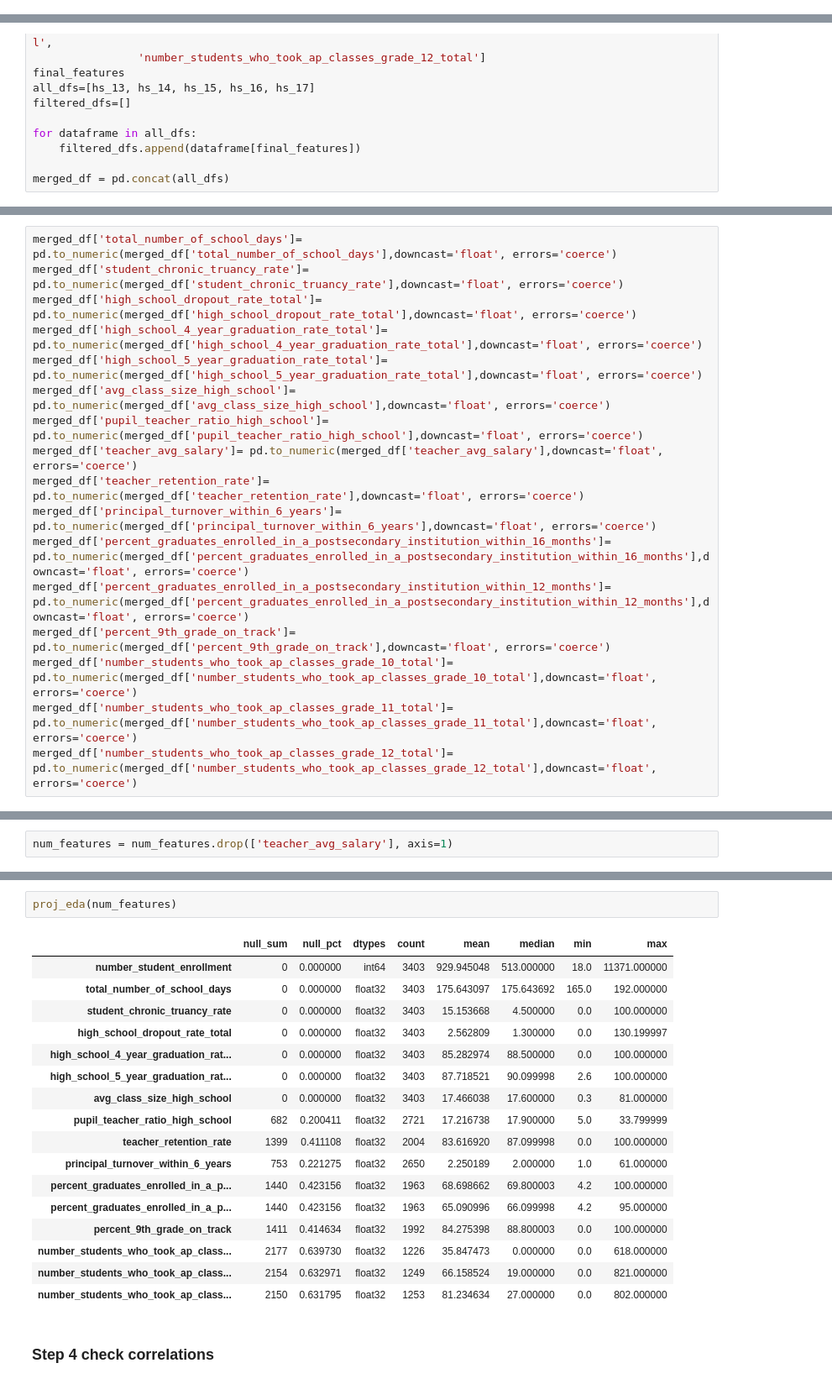
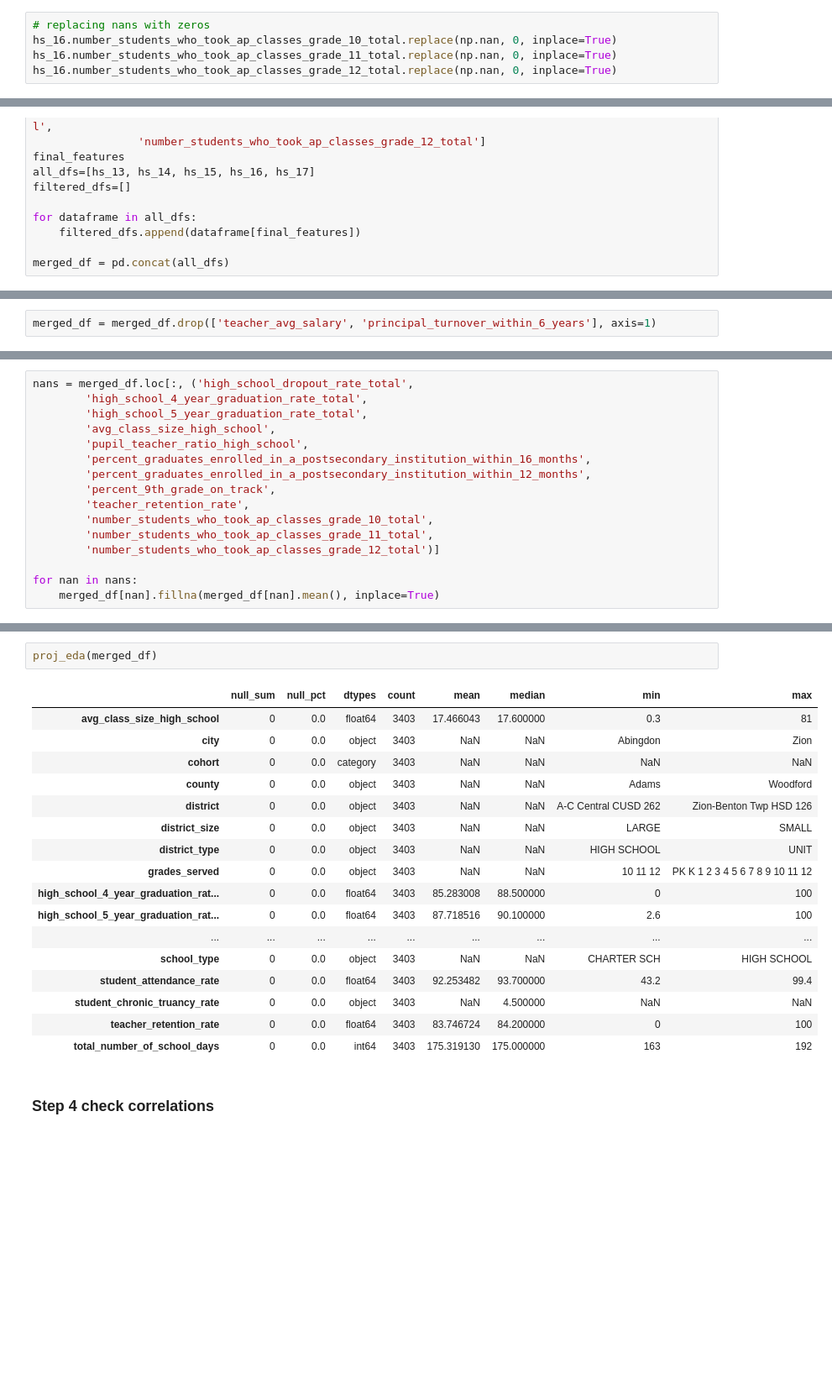
Before and after one commit to dannmorr/predicting-ibse-graduation-rate, a Jupyter notebook: notebooks/exploratory/02_eda_new_matrix.ipynb, the cells around one changed output, grey strips where cells are left out. Shown at 84% size. Saved outputs shown, nothing was run; the diff lists cells and outputs as text; blank space fills up the shorter version.

```diff
--- a/notebooks/exploratory/02_eda_new_matrix.ipynb
+++ b/notebooks/exploratory/02_eda_new_matrix.ipynb
@@ -413 +655,6 @@ plt.show();
+# %%
+# replacing nans with zeros
+hs_16.number_students_who_took_ap_classes_grade_10_total.replace(np.nan, 0, inplace=True)
+hs_16.number_students_who_took_ap_classes_grade_11_total.replace(np.nan, 0, inplace=True)
+hs_16.number_students_who_took_ap_classes_grade_12_total.replace(np.nan, 0, inplace=True)
 # %% [markdown]
@@ -619,17 +1022,0 @@ Several of these need to be changed to floats
-# %%
-merged_df['total_number_of_school_days']= pd.to_numeric(merged_df['total_number_of_school_days'],downcast='float', errors='coerce')
-merged_df['student_chronic_truancy_rate']= pd.to_numeric(merged_df['student_chronic_truancy_rate'],downcast='float', errors='coerce')
-merged_df['high_school_dropout_rate_total']= pd.to_numeric(merged_df['high_school_dropout_rate_total'],downcast='float', errors='coerce')
-merged_df['high_school_4_year_graduation_rate_total']= pd.to_numeric(merged_df['high_school_4_year_graduation_rate_total'],downcast='float', errors='coerce')
-merged_df['high_school_5_year_graduation_rate_total']= pd.to_numeric(merged_df['high_school_5_year_graduation_rate_total'],downcast='float', errors='coerce')
-merged_df['avg_class_size_high_school']= pd.to_numeric(merged_df['avg_class_size_high_school'],downcast='float', errors='coerce')
-merged_df['pupil_teacher_ratio_high_school']= pd.to_numeric(merged_df['pupil_teacher_ratio_high_school'],downcast='float', errors='coerce')
-merged_df['teacher_avg_salary']= pd.to_numeric(merged_df['teacher_avg_salary'],downcast='float', errors='coerce')
-merged_df['teacher_retention_rate']= pd.to_numeric(merged_df['teacher_retention_rate'],downcast='float', errors='coerce')
-merged_df['principal_turnover_within_6_years']= pd.to_numeric(merged_df['principal_turnover_within_6_years'],downcast='float', errors='coerce')
-merged_df['percent_graduates_enrolled_in_a_postsecondary_institution_within_16_months']= pd.to_numeric(merged_df['percent_graduates_enrolled_in_a_postsecondary_institution_within_16_months'],downcast='float', errors='coerce')
-merged_df['percent_graduates_enrolled_in_a_postsecondary_institution_within_12_months']= pd.to_numeric(merged_df['percent_graduates_enrolled_in_a_postsecondary_institution_within_12_months'],downcast='float', errors='coerce')
-merged_df['percent_9th_grade_on_track']= pd.to_numeric(merged_df['percent_9th_grade_on_track'],downcast='float', errors='coerce')
-merged_df['number_students_who_took_ap_classes_grade_10_total']= pd.to_numeric(merged_df['number_students_who_took_ap_classes_grade_10_total'],downcast='float', errors='coerce')
-merged_df['number_students_who_took_ap_classes_grade_11_total']= pd.to_numeric(merged_df['number_students_who_took_ap_classes_grade_11_total'],downcast='float', errors='coerce')
-merged_df['number_students_who_took_ap_classes_grade_12_total']= pd.to_numeric(merged_df['number_students_who_took_ap_classes_grade_12_total'],downcast='float', errors='coerce')
@@ -718,2 +1078,2 @@ dtype: int64
 # %%
-num_features = num_features.drop(['teacher_avg_salary'], axis=1)
+merged_df = merged_df.drop(['teacher_avg_salary', 'principal_turnover_within_6_years'], axis=1)
@@ -737 +1082,17 @@ num_features.high_school_4_year_graduation_rate_total.fillna(num_features.high_s
+# %%
+nans = merged_df.loc[:, ('high_school_dropout_rate_total',
+        'high_school_4_year_graduation_rate_total',
+        'high_school_5_year_graduation_rate_total',
+        'avg_class_size_high_school',
+        'pupil_teacher_ratio_high_school',
+        'percent_graduates_enrolled_in_a_postsecondary_institution_within_16_months',
+        'percent_graduates_enrolled_in_a_postsecondary_institution_within_12_months',
+        'percent_9th_grade_on_track',
+        'teacher_retention_rate',
+        'number_students_who_took_ap_classes_grade_10_total',
+        'number_students_who_took_ap_classes_grade_11_total',
+        'number_students_who_took_ap_classes_grade_12_total')]
+
+for nan in nans:
+    merged_df[nan].fillna(merged_df[nan].mean(), inplace=True)
 # %%
@@ -772,22 +1118,22 @@ num_features.avg_class_size_high_school.fillna(num_features.avg_class_size_high_
 # %%
-proj_eda(num_features)
+proj_eda(merged_df)
 # %% [output]
 |  | null_sum | null_pct | dtypes | count | mean | median | min | max |
-| number_student_enrollment | 0 | 0.000000 | int64 | 3403 | 929.945048 | 513.000000 | 18.0 | 11371.000000 |
-| total_number_of_school_days | 0 | 0.000000 | float32 | 3403 | 175.643097 | 175.643692 | 165.0 | 192.000000 |
-| student_chronic_truancy_rate | 0 | 0.000000 | float32 | 3403 | 15.153668 | 4.500000 | 0.0 | 100.000000 |
-| high_school_dropout_rate_total | 0 | 0.000000 | float32 | 3403 | 2.562809 | 1.300000 | 0.0 | 130.199997 |
-| high_school_4_year_graduation_rat... | 0 | 0.000000 | float32 | 3403 | 85.282974 | 88.500000 | 0.0 | 100.000000 |
-| high_school_5_year_graduation_rat... | 0 | 0.000000 | float32 | 3403 | 87.718521 | 90.099998 | 2.6 | 100.000000 |
-| avg_class_size_high_school | 0 | 0.000000 | float32 | 3403 | 17.466038 | 17.600000 | 0.3 | 81.000000 |
-| pupil_teacher_ratio_high_school | 682 | 0.200411 | float32 | 2721 | 17.216738 | 17.900000 | 5.0 | 33.799999 |
-| teacher_retention_rate | 1399 | 0.411108 | float32 | 2004 | 83.616920 | 87.099998 | 0.0 | 100.000000 |
-| principal_turnover_within_6_years | 753 | 0.221275 | float32 | 2650 | 2.250189 | 2.000000 | 1.0 | 61.000000 |
-| percent_graduates_enrolled_in_a_p... | 1440 | 0.423156 | float32 | 1963 | 68.698662 | 69.800003 | 4.2 | 100.000000 |
-| percent_graduates_enrolled_in_a_p... | 1440 | 0.423156 | float32 | 1963 | 65.090996 | 66.099998 | 4.2 | 95.000000 |
-| percent_9th_grade_on_track | 1411 | 0.414634 | float32 | 1992 | 84.275398 | 88.800003 | 0.0 | 100.000000 |
-| number_students_who_took_ap_class... | 2177 | 0.639730 | float32 | 1226 | 35.847473 | 0.000000 | 0.0 | 618.000000 |
-| number_students_who_took_ap_class... | 2154 | 0.632971 | float32 | 1249 | 66.158524 | 19.000000 | 0.0 | 821.000000 |
-| number_students_who_took_ap_class... | 2150 | 0.631795 | float32 | 1253 | 81.234634 | 27.000000 | 0.0 | 802.000000 |
+| avg_class_size_high_school | 0 | 0.0 | float64 | 3403 | 17.466043 | 17.600000 | 0.3 | 81 |
+| city | 0 | 0.0 | object | 3403 | NaN | NaN | Abingdon | Zion |
+| cohort | 0 | 0.0 | category | 3403 | NaN | NaN | NaN | NaN |
+| county | 0 | 0.0 | object | 3403 | NaN | NaN | Adams | Woodford |
+| district | 0 | 0.0 | object | 3403 | NaN | NaN | A-C Central CUSD 262 | Zion-Benton Twp HSD 126 |
+| district_size | 0 | 0.0 | object | 3403 | NaN | NaN | LARGE | SMALL |
+| district_type | 0 | 0.0 | object | 3403 | NaN | NaN | HIGH SCHOOL | UNIT |
+| grades_served | 0 | 0.0 | object | 3403 | NaN | NaN | 10 11 12 | PK K 1 2 3 4 5 6 7 8 9 10 11 12 |
+| high_school_4_year_graduation_rat... | 0 | 0.0 | float64 | 3403 | 85.283008 | 88.500000 | 0 | 100 |
+| high_school_5_year_graduation_rat... | 0 | 0.0 | float64 | 3403 | 87.718516 | 90.100000 | 2.6 | 100 |
+| ... | ... | ... | ... | ... | ... | ... | ... | ... |
+| school_type | 0 | 0.0 | object | 3403 | NaN | NaN | CHARTER SCH | HIGH SCHOOL |
+| student_attendance_rate | 0 | 0.0 | float64 | 3403 | 92.253482 | 93.700000 | 43.2 | 99.4 |
+| student_chronic_truancy_rate | 0 | 0.0 | object | 3403 | NaN | 4.500000 | NaN | NaN |
+| teacher_retention_rate | 0 | 0.0 | float64 | 3403 | 83.746724 | 84.200000 | 0 | 100 |
+| total_number_of_school_days | 0 | 0.0 | int64 | 3403 | 175.319130 | 175.000000 | 163 | 192 |
 # %% [markdown]
 ### Step 4 check correlations
```
Also changed, not shown: parts of 110 cells of this notebook, 12 other files.
